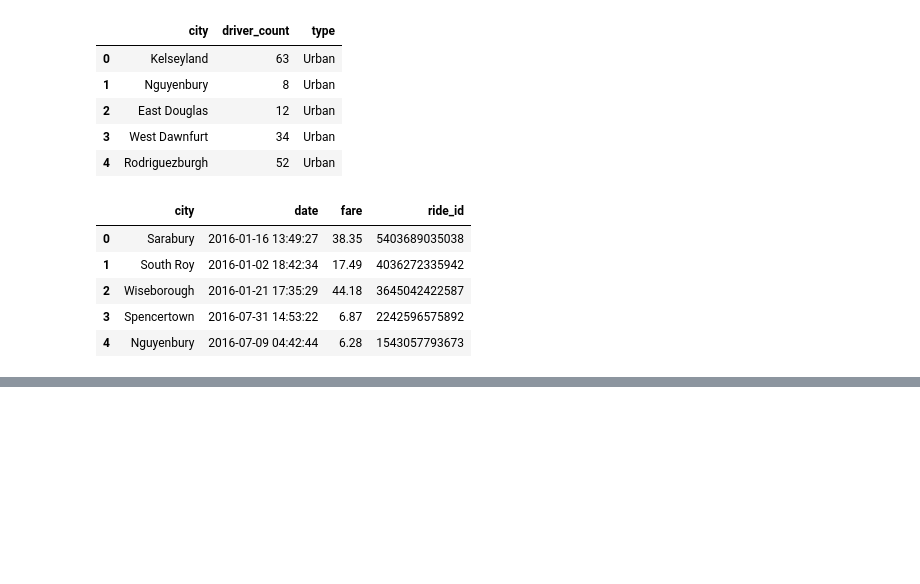
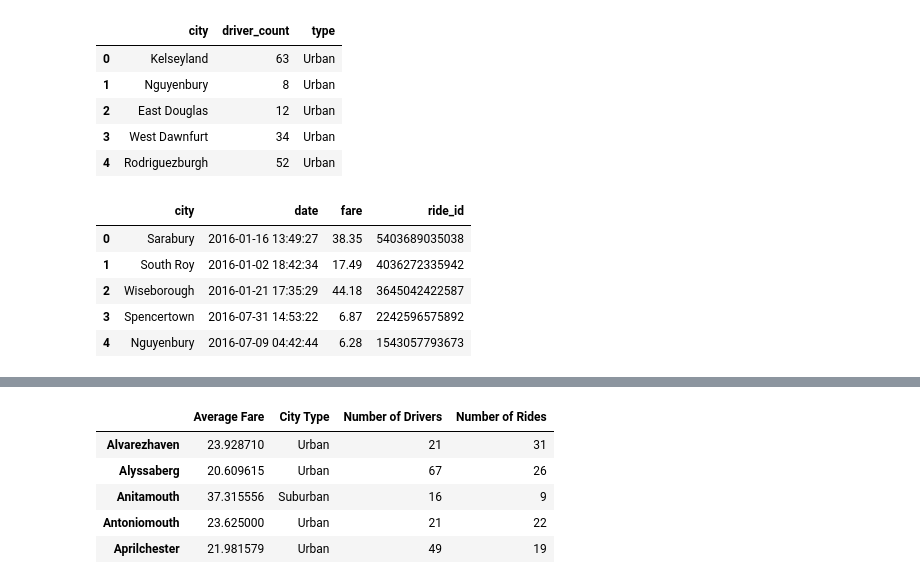
Before and after one commit to nlove21/matplotlib-challenge, a Jupyter notebook: Untitled.ipynb, the cells around one changed output, grey strips where cells are left out. Saved outputs shown, nothing was run; the diff lists cells and outputs as text; code cells hidden in the pictures; blank space fills up the shorter version.

```diff
--- a/Untitled.ipynb
+++ b/Untitled.ipynb
@@ -67,0 +86,3 @@ ride_df.head()
+# %%
+grouped_city = merged_df.groupby(["city"])
+#grouped_city.head()
@@ -67,0 +96,14 @@ ride_df.head()
+# %%
+city_df2 = pd.DataFrame({
+    "Number of Rides": numRides,
+    "Average Fare": avgFare,
+    "Number of Drivers": numDrivers,
+    "City Type": cityType})
+city_df2.head()
+# %% [output]
+|  | Average Fare | City Type | Number of Drivers | Number of Rides |
+| Alvarezhaven | 23.928710 | Urban | 21 | 31 |
+| Alyssaberg | 20.609615 | Urban | 67 | 26 |
+| Anitamouth | 37.315556 | Suburban | 16 | 9 |
+| Antoniomouth | 23.625000 | Urban | 21 | 22 |
+| Aprilchester | 21.981579 | Urban | 49 | 19 |
```
Also changed, not shown: parts of 18 cells of this notebook.
